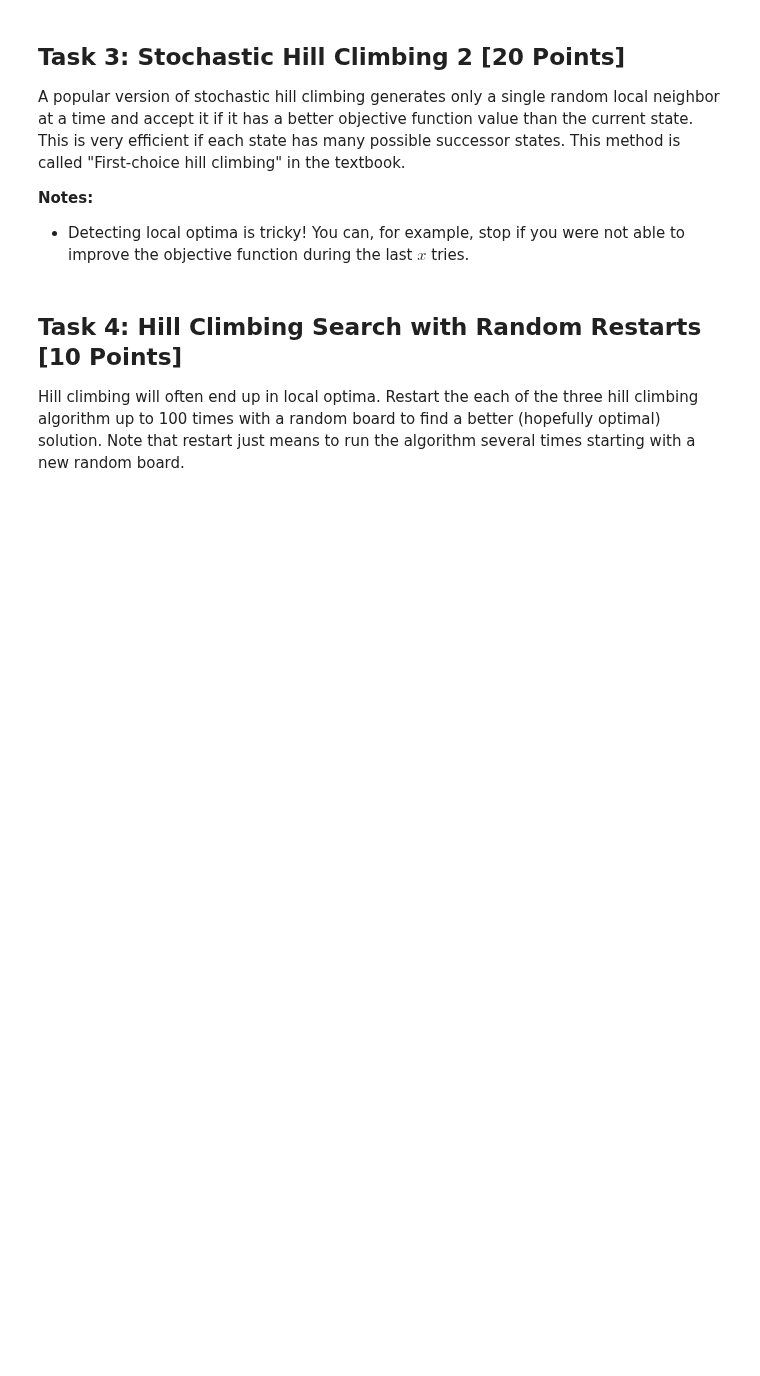
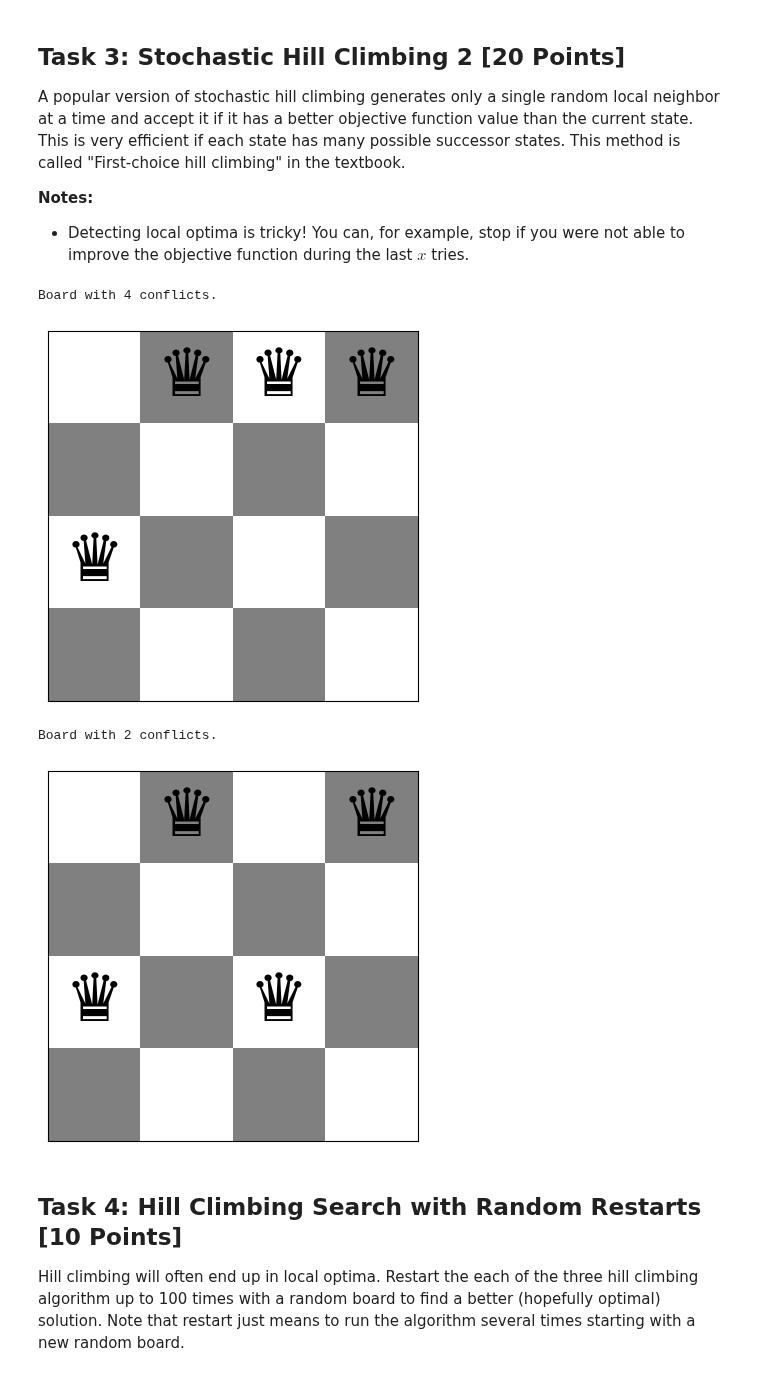
Before and after one commit to Mikecamdo/ArtificialIntelligence, a Jupyter notebook: Assignment 4/n_queens.ipynb, the cells around one changed output. Drawn from its saved outputs; the diff is of its cells as text; code cells hidden in the pictures; blank space fills up the shorter version.

```diff
--- a/Assignment 4/n_queens.ipynb
+++ b/Assignment 4/n_queens.ipynb
@@ -230,3 +229,45 @@ __Notes:__
+# %%
+# Code and description go here
+import secrets
+
+def first_choice_hill_climbing(board):
+    counter = 0 # counter used to detect local optima
+    threshold = len(board)**2 # FIXME what should I make the threshold ??
+
+    while counter < threshold: # loop that runs until a solution is found or a local optimum is reached
+        current_board_objective = conflicts(board) # the objective function for the current board
+
+        random_queen = secrets.randbelow(len(board)) # selects a random queen on the board
+        random_row = secrets.randbelow(len(board)) # selects a random position for the queen on the board
+
+        temp_board = deepcopy(board)
+        temp_board[random_queen] = random_row
+
+        counter += 1 # increment the counter by 1
+
+        if conflicts(temp_board) < conflicts(board):
+            board = temp_board
+
+            counter = 0 # reset the counter
+
+            if conflicts(board) == 0: # if a solution has been found
+                break
+            else:
+                continue
+
+    return board
+# %%
+board = random_board(4)
+show_board(board)
+
+board = first_choice_hill_climbing(board)
+
+show_board(board)
+# %% [output]
+Board with 4 conflicts.
+[figure, added]
+Board with 2 conflicts.
+[figure, added]
 # %% [markdown]
 ## Task 4: Hill Climbing Search with Random Restarts [10 Points]
 
```
Also changed, not shown: parts of 2 cells of this notebook.
